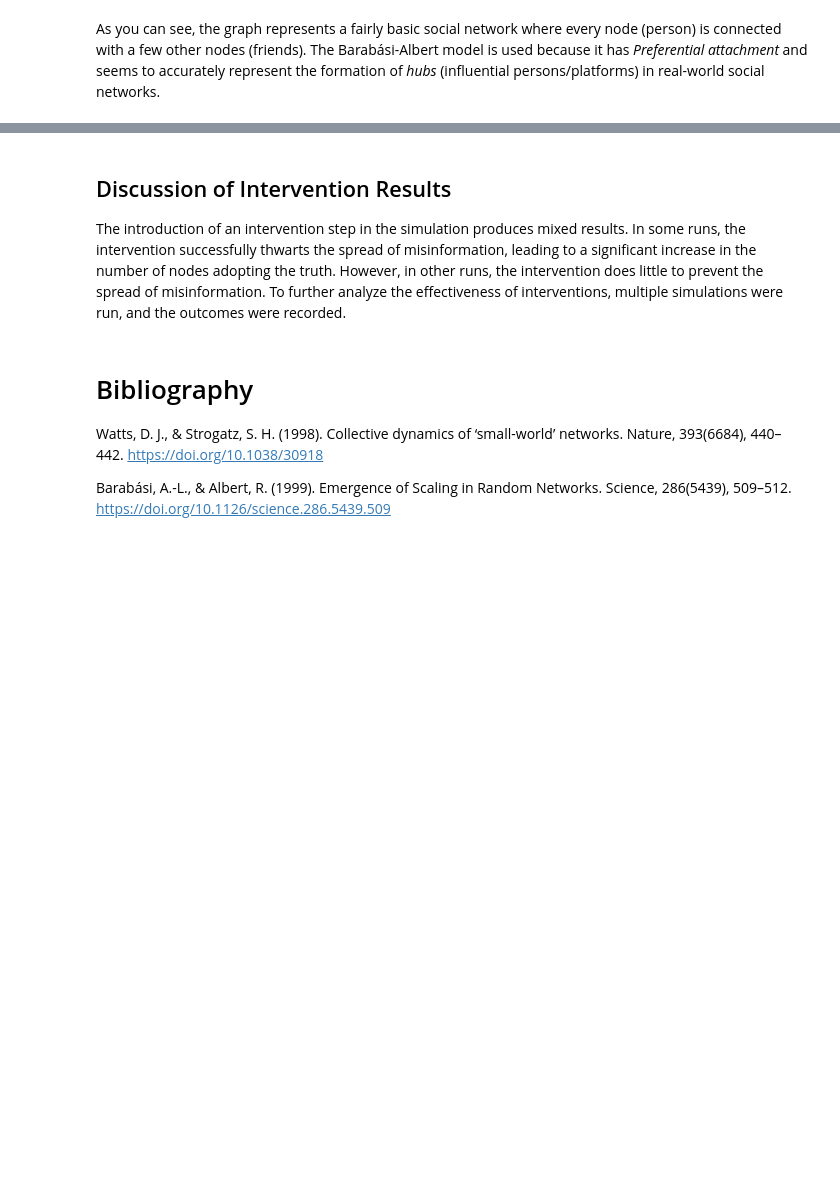
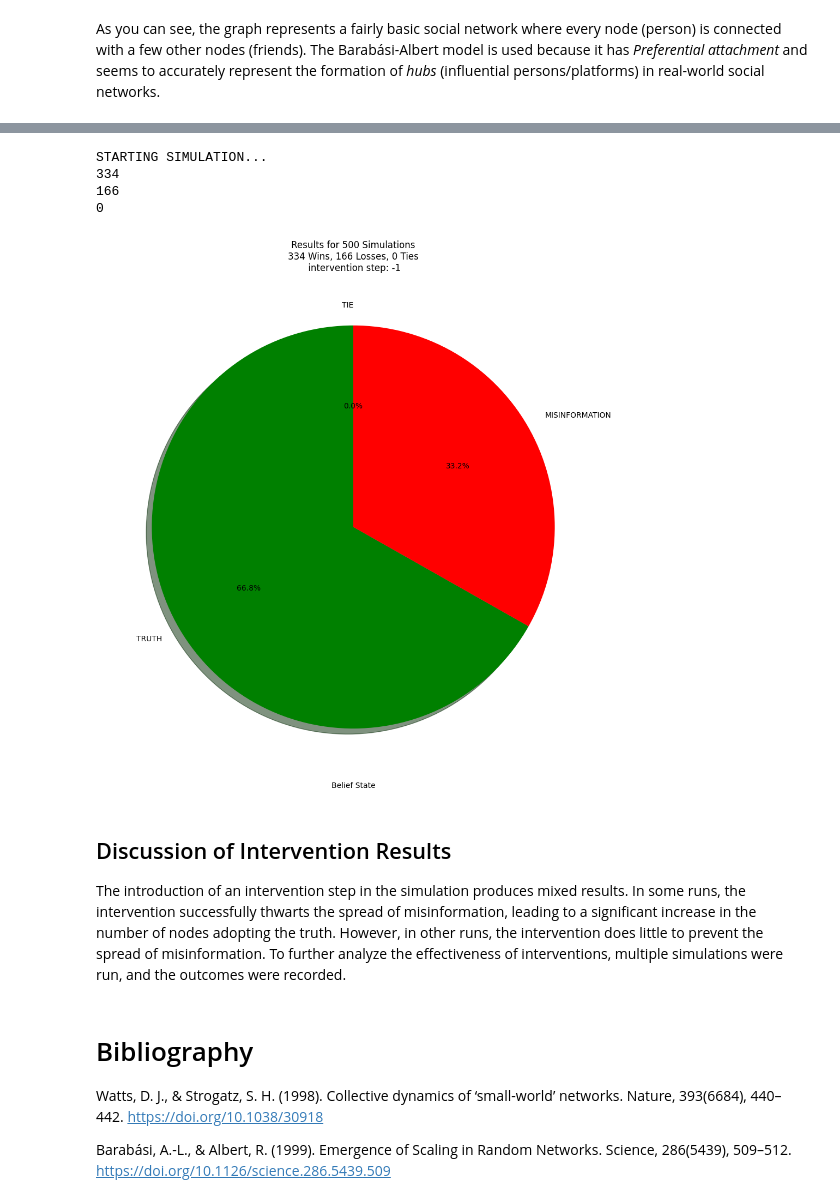
Before and after one commit to Luis-Rosario-Alers/Misinformation_Graph, a Jupyter notebook: graph.ipynb, the cells around one changed output, grey strips where cells are left out. Drawn from its saved outputs; the diff is of its cells as text; code cells hidden in the pictures; blank space fills up the shorter version.

```diff
--- a/graph.ipynb
+++ b/graph.ipynb
@@ -390,7 +408,6 @@ plt.show()
 # %%
-# Add the intervention step
-intervention_step = 10
-G = setup_graph(N=100, M=3, seed=None, GOOD_ACTORS_CAP=2, BAD_ACTORS_CAP=2)
+# enable the intervention
+G = setup_graph(N=100, M=3, seed=None, GOOD_ACTORS_CAP=2, BAD_ACTORS_CAP=2, intervene=True)
 pos = nx.spring_layout(G)
 
 # Create figures and axes for animation
@@ -421,7 +438,7 @@ plt.show()
 [interactive output not drawn]
 # %%
 %matplotlib inline
-intervention_step = 10
+history = []
 num_to_add = 5
 fig, ax1 = plt.subplots(ncols=1, figsize=(12,12))
 
@@ -432,38 +449,43 @@ print("STARTING SIMULATION...")
 win_record = {'TRUTH': 0, 'MISINFORMATION': 0, 'TIE': 0}
 truth_count = 0
 misinformation_count = 0
 
 
 for sim in range(num_of_simulations):
-    G = setup_graph(200, 3, lambda x: x < 0.75)
-    for frame in range(simulation_steps):
-        if frame == intervention_step:
-            intervention(G, 5)
-        simulate_step(G, node_roles)
+    G = setup_graph(N=100, M=3, intervene=True)
+    for i in range(simulation_steps):
+        simulate_step(G, node_roles, history)
+
     for node in G.nodes():
         if G.nodes[node]['belief'] == 'TRUTH':
             truth_count += 1
         elif G.nodes[node]['belief'] == 'MISINFORMATION':
             misinformation_count += 1
     if truth_count > misinformation_count:
         win_record['TRUTH'] += 1
     elif truth_count < misinformation_count:
         win_record['MISINFORMATION'] += 1
     else:
         win_record['TIE'] += 1
     truth_count = 0
     misinformation_count = 0
 
 
 print(win_record['TRUTH'])
 print(win_record['MISINFORMATION'])
 print(win_record['TIE'])
 
 ax1.pie(win_record.values(), labels=win_record.keys(), autopct='%1.1f%%', shadow=True, startangle=90, colors=[color_map['TRUTH'], color_map['MISINFORMATION'], 'lightgray'])
 ax1.set_title(f'Results for {num_of_simulations} Simulations\n{win_record["TRUTH"]} Wins, {win_record["MISINFORMATION"]} Losses, {win_record["TIE"]} Ties\n intervention step: {intervention_step}')
 
 ax1.set_xlabel('Belief State')
 plt.show()
+# %% [output]
+STARTING SIMULATION...
+334
+166
+0
+[figure, added]
 # %% [markdown]
 ## Discussion of Intervention Results
 
```
Also changed, not shown: parts of 4 cells of this notebook.
